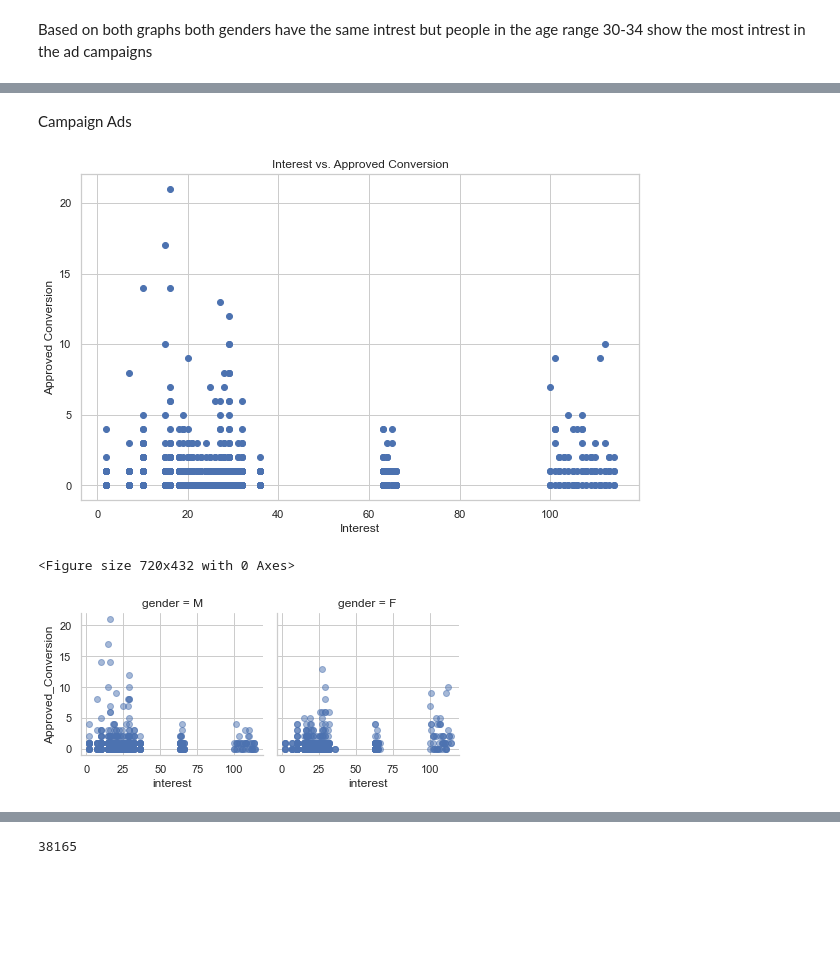
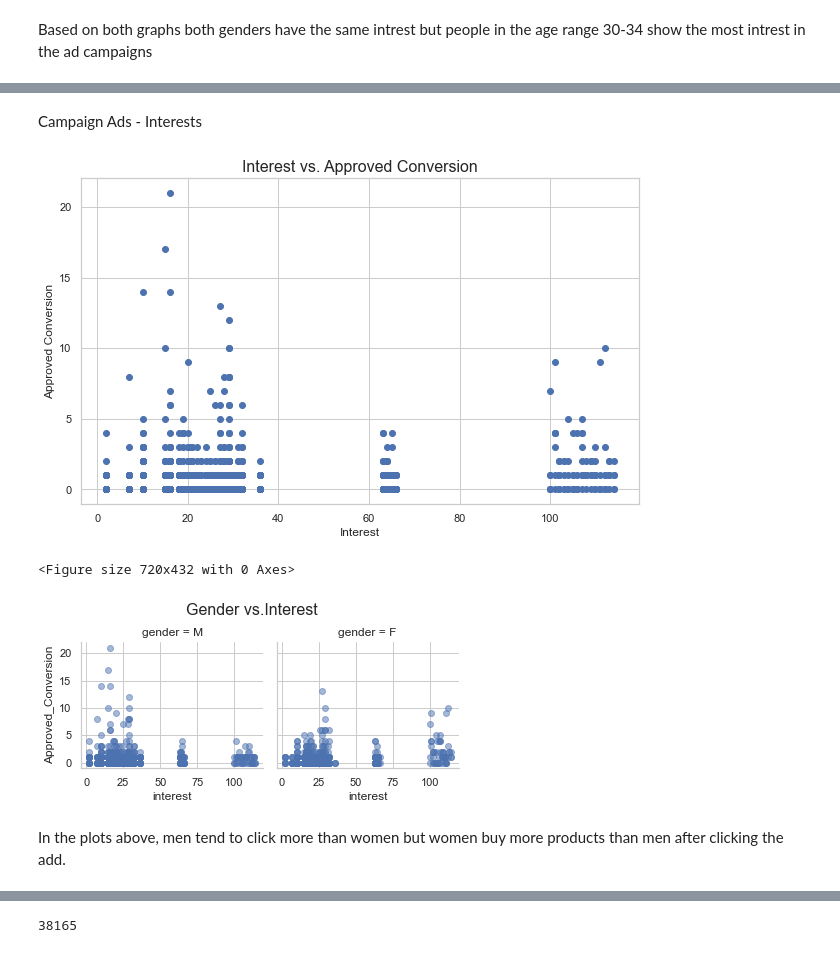
Before and after one commit to sthurstone/Return-Rate-Researchers---Project-I, a Jupyter notebook: KAG_Coversion_data_Analysis.ipynb, the cells around one changed output, grey strips where cells are left out. Cells and saved outputs as stored; diff of their text form; code cells hidden in the pictures; blank space fills up the shorter version.

```diff
--- a/KAG_Coversion_data_Analysis.ipynb
+++ b/KAG_Coversion_data_Analysis.ipynb
@@ -139,21 +148,25 @@ plt.savefig("age vs campaign.jpg")
 # %% [markdown]
-Campaign Ads
+Campaign Ads - Interests
 # %%
 fig=plt.figure(figsize=(10,6))
 plt.scatter(conversion_data["interest"], conversion_data["Approved_Conversion"])
-plt.title("Interest vs. Approved Conversion")
+plt.title("Interest vs. Approved Conversion", fontsize=16)
 plt.xlabel("Interest")
 plt.ylabel("Approved Conversion")
-plt.savefig("interest vs approved.jpg")
+plt.savefig("kag_images/Interest vs. Approved_final.png")
 plt.show()
 # %% [output]
-[figure, old version]
+[figure, new version]
 # %%
 fig=plt.figure(figsize=(10,6))
 c = sns.FacetGrid(conversion_data,  col="gender" )
 c.map(plt.scatter, "interest", "Approved_Conversion", alpha=.5)
+c.fig.subplots_adjust(top=.8)
+c.fig.suptitle("Gender vs.Interest", fontsize=16)
 c.add_legend()
-plt.savefig("age interest approved.jpg")
+plt.savefig("kag_images/age interest approved_final.png")
 # %% [output]
 <Figure size 720x432 with 0 Axes>
-[figure, old version]
+[figure, new version]
+# %% [markdown]
+In the plots above, men tend to click more than women but women buy more products than men after clicking the add.
```
Also changed, not shown: parts of 32 cells of this notebook, 20 other files.
